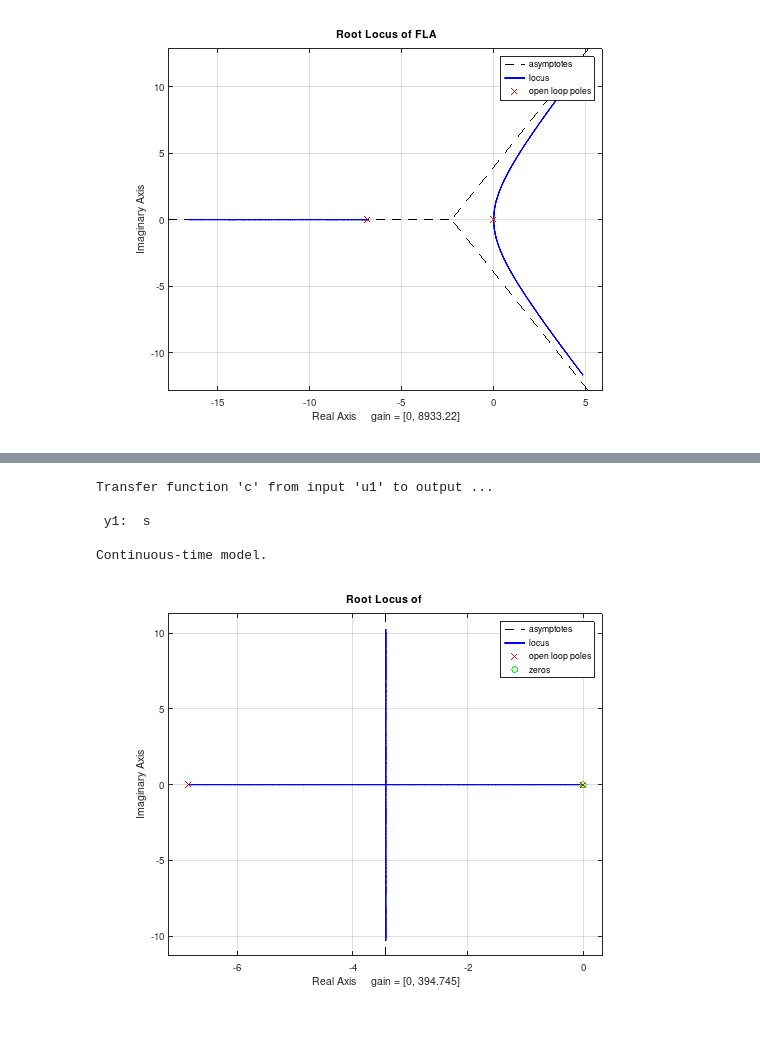
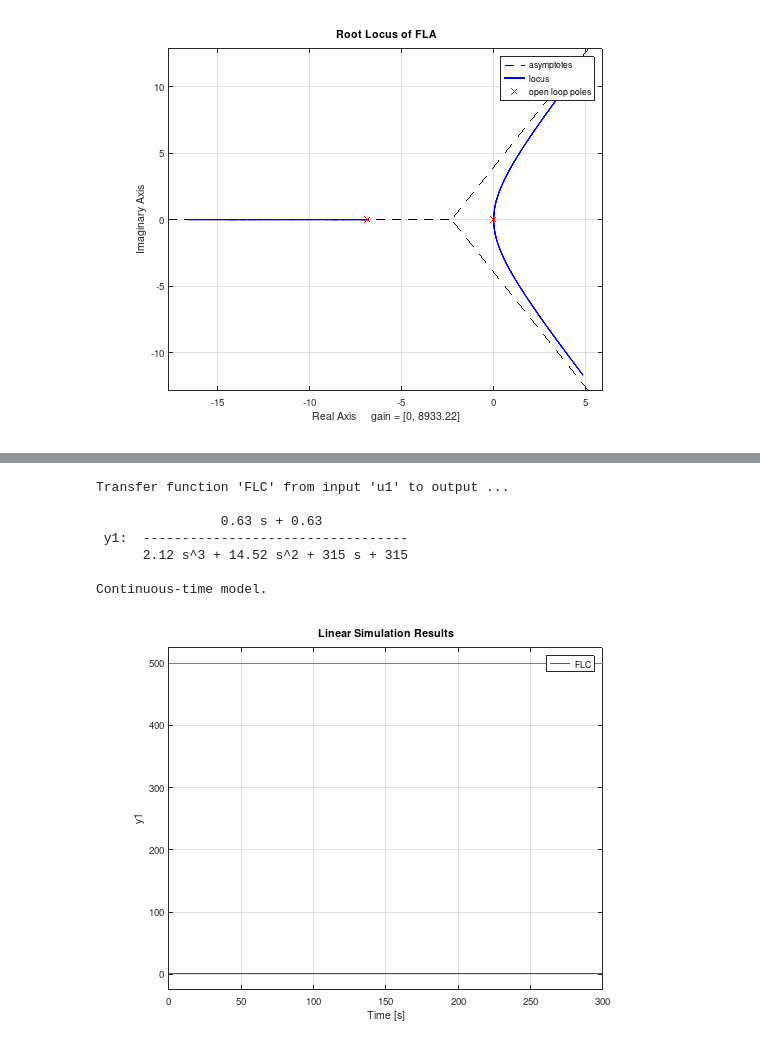
Before and after one commit to FGalvagno/altitude-control, a Jupyter notebook: notebook.ipynb, the cells around one changed output, grey strips where cells are left out. Cells and saved outputs as stored; diff of their text form; code cells hidden in the pictures.

```diff
--- a/notebook.ipynb
+++ b/notebook.ipynb
@@ -36,6 +50,8 @@ A su vez, el peso del brazo mecánico contraresta el empuje que puede realizar e
 # %%
+ki = 500;
+ku = 500;
 FLA=m*a
-FLC=feedback(FLA,1)
+FLC=feedback(FLA,ki)
 # %% [output]
 Transfer function 'FLA' from input 'u1' to output ...
 
@@ -71,0 +96,3 @@ $$ C(s) = (s+1) $$
+# %%
+c = tf([1 1],[1])
+rlocus(FLA*c)
@@ -72,10 +106,14 @@ $$ C(s) = (s+1) $$
 # %%
-c = tf([1 0],1)
-rlocus(FLA*c)
+t = (0:0.01:300)';
+FLC = feedback(FLA*c,ku)
+step = 500*(t>=0);
+lsim(FLC, step, t)
 # %% [output]
-Transfer function 'c' from input 'u1' to output ...
+Transfer function 'FLC' from input 'u1' to output ...
 
- y1:  s
+                0.63 s + 0.63
+ y1:  ----------------------------------
+      2.12 s^3 + 14.52 s^2 + 315 s + 315
 
 Continuous-time model.
-[figure, old version]
+[figure, new version]
```
Also changed, not shown: parts of 9 cells of this notebook, 1 other file.
